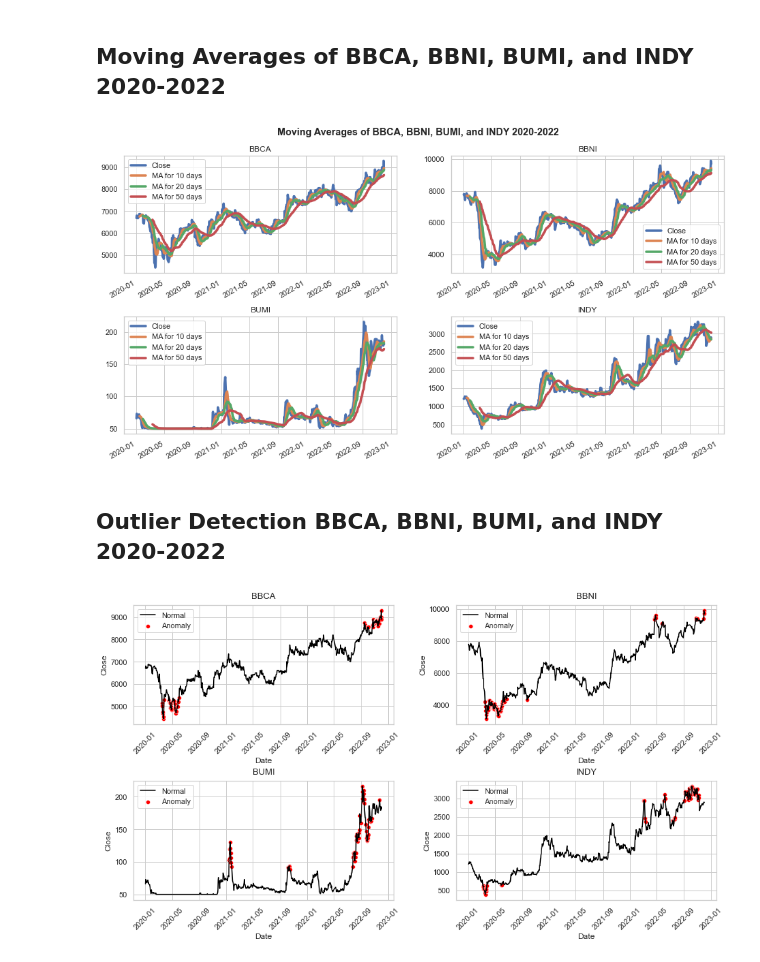
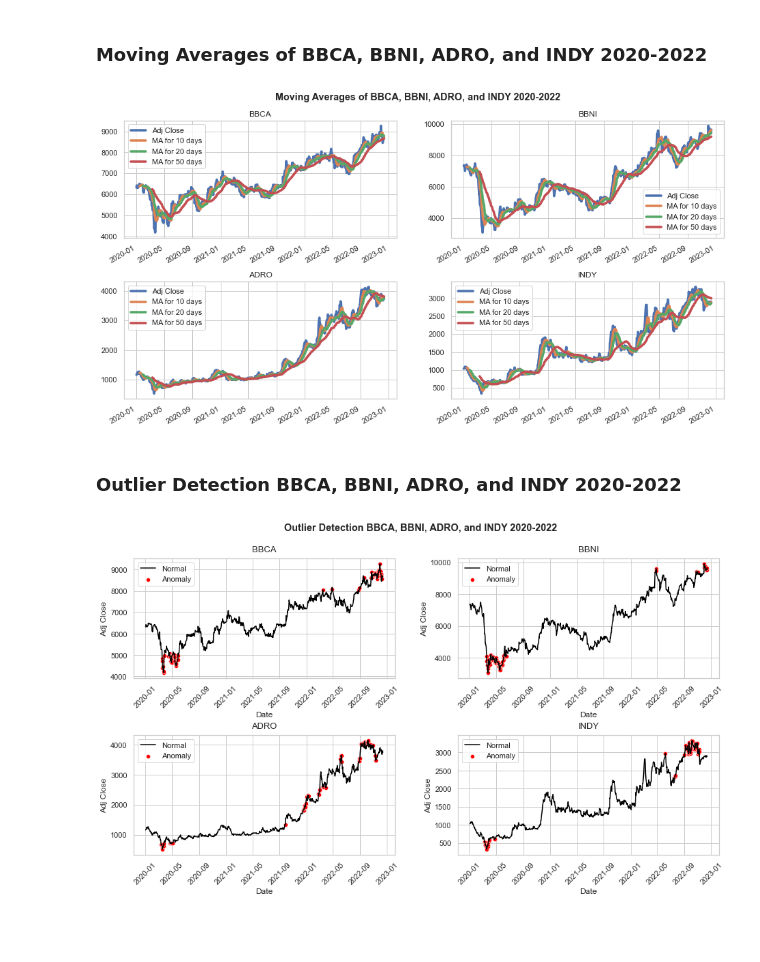
Before and after one commit to crypter70/Stocks-Prediction, a Jupyter notebook: Stocks Data Exploration.ipynb, the cells around one changed output. Cells and saved outputs as stored; diff of their text form; code cells hidden in the pictures; blank space fills up the shorter version.

```diff
--- a/Stocks Data Exploration.ipynb
+++ b/Stocks Data Exploration.ipynb
@@ -213,16 +343,16 @@ Markdown("""
 # %%
-stock_pivot =['bbca_pivot', 'bbni_pivot', 'bumi_pivot', 'indy_pivot']
+stock_pivot =['bbca_pivot', 'bbni_pivot', 'adro_pivot', 'indy_pivot']
 
 for x, y in zip(stock_pivot, stock_resample):
     globals()[y]["Bulan"] = globals()[y].index.month
     globals()[y]["Tahun"] = globals()[y].index.year
-    globals()[x] = globals()[y].pivot("Bulan", "Tahun", "Close")
+    globals()[x] = globals()[y].pivot("Bulan", "Tahun", "Adj Close")
 
 fig, axes = plt.subplots(2, 2, figsize=(12, 10))
 fig.tight_layout()
 fig.tight_layout(pad=4)
 
-fig.suptitle(f'{chart6}', fontweight='bold')
+fig.suptitle(f'{chart}', fontweight='bold')
 
 for x, y, z, ax in zip(stock_pivot, g_stock, stock_code, axes.flatten()):
     y = sns.heatmap(data=globals()[x], annot=True, fmt=".0f", cmap = 'Blues_r', ax=ax)
@@ -236,11 +366,11 @@ plt.show()
 # %%
-stocks_code = ['BBCA.JK', 'BBNI.JK', 'BUMI.JK', 'INDY.JK']
+stocks_code = ['BBCA.JK', 'BBNI.JK', 'ADRO.JK', 'INDY.JK']
 
 # now = dt.now().strftime('%Y-%m-%d')
 
-closing_df = DataReader(stocks_code, 'yahoo', '2020-01-01', '2022-11-30')['Close']
+closing_df = DataReader(stocks_code, 'yahoo', '2020-01-01', '2022-11-30')['Adj Close']
 
-closing_df.rename(columns = {'BBCA.JK':'BBCA', 'BBNI.JK':'BBNI', 'BUMI.JK':'BUMI', 'INDY.JK':'INDY'}, inplace = True)
+closing_df.rename(columns = {'BBCA.JK':'BBCA', 'BBNI.JK':'BBNI', 'ADRO.JK':'ADRO', 'INDY.JK':'INDY'}, inplace = True)
 closing_df.head()
 
 stock_rets = closing_df.pct_change()
@@ -295,9 +405,0 @@ Markdown("""
-# %%
-plt.figure(figsize=(8, 6))
-
-plt.suptitle(f'{chart8}', fontweight='bold')
-
-g = sns.heatmap(closing_df.corr(), annot=True, cmap = 'Blues_r')
-g.set(ylabel='Stocks Code', xlabel='Stocks Code')
-
-plt.show()
@@ -306,66 +406,67 @@ plt.show()
 # %%
-chart9 = f'Moving Averages of {stock_code[0]}, {stock_code[1]}, {stock_code[2]}, and {stock_code[3]} 2020-2022'
+chart = f'Moving Averages of {stock_code[0]}, {stock_code[1]}, {stock_code[2]}, and {stock_code[3]} 2020-2022'
 
 Markdown("""
-## {title}
-""".format(title=chart9))
+### {title}
+""".format(title=chart))
 # %% [output]
 
-## Moving Averages of BBCA, BBNI, BUMI, and INDY 2020-2022
+### Moving Averages of BBCA, BBNI, ADRO, and INDY 2020-2022
 # %%
 fig, axes = plt.subplots(2, 2, figsize=(14, 8))
 fig.tight_layout()
 fig.tight_layout(pad=4)
 
-fig.suptitle(f'{chart9}', fontweight='bold')
+fig.suptitle(f'{chart}', fontweight='bold')
 
 ma_day = [10, 20, 50]
 
 for ma in ma_day:
     for company in com_list:
         column_name = f"MA for {ma} days"
-        company[column_name] = company['Close'].rolling(ma).mean()
+        company[column_name] = company['Adj Close'].rolling(ma).mean()
 
 for x, y, ax in zip(stock_ma, stock_code, axes.ravel()):
-    globals()[x][['Close', 'MA for 10 days', 'MA for 20 days', 'MA for 50 days']].plot(ax=ax, linewidth=3.5)
+    globals()[x][['Adj Close', 'MA for 10 days', 'MA for 20 days', 'MA for 50 days']].plot(ax=ax, linewidth=3.5)
     ax.set_title(y)
     ax.set_xlabel(None)
 
 plt.show()
 # %% [output]
-[figure, old version]
+[figure, new version]
 # %%
-chart10 = f'Outlier Detection {stock_code[0]}, {stock_code[1]}, {stock_code[2]}, and {stock_code[3]} 2020-2022'
+chart = f'Outlier Detection {stock_code[0]}, {stock_code[1]}, {stock_code[2]}, and {stock_code[3]} 2020-2022'
 
 Markdown("""
-## {title}
-""".format(title=chart10))
+### {title}
+""".format(title=chart))
 # %% [output]
 
-## Outlier Detection BBCA, BBNI, BUMI, and INDY 2020-2022
+### Outlier Detection BBCA, BBNI, ADRO, and INDY 2020-2022
 # %%
 fig, axes = plt.subplots(2, 2, figsize=(14, 8))
 fig.tight_layout()
 fig.tight_layout(pad=5)
 
-# fig.suptitle(f'{chart10}', fontweight='bold')
+fig.suptitle(f'{chart}', fontweight='bold')
 
 for x in stock_ma:
     outliers_fraction = float(.09)
     scaler = StandardScaler()
-    np_scaled = scaler.fit_transform(globals()[x].Close.values.reshape(-1, 1))
+    globals()[x]['Adj_Close'] = globals()[x]['Adj Close']
+    np_scaled = scaler.fit_transform(globals()[x].Adj_Close.values.reshape(-1, 1))
     data = pd.DataFrame(np_scaled)
     model =  IsolationForest(contamination=outliers_fraction)
     model.fit(data)
     globals()[x]['anomaly'] = model.predict(data)
 
 for x, y, ax in zip(stock_ma, stock_code, axes.flatten()):
-    a = globals()[x].loc[globals()[x]['anomaly'] == -1, ['Close']]
-    g = sns.lineplot(data=globals()[x], x="Date", y='Close', color='black', label = 'Normal', ax=ax)
+    a = globals()[x].loc[globals()[x]['anomaly'] == -1, ['Adj Close']]
+    g = sns.lineplot(data=globals()[x], x="Date", y='Adj Close', color='black', label = 'Normal', ax=ax)
     g.tick_params(axis='x', rotation=45)
     g.set_title(y, fontweight="normal", size=13, y=1.02)
-    g2= sns.scatterplot(data=a,x=a.index,y=a['Close'], color='red', label = 'Anomaly', ax=ax)
+    g2= sns.scatterplot(data=a,x=a.index,y=a['Adj Close'], color='red', label = 'Anomaly', ax=ax)
 
 plt.show()
 # %% [output]
-[figure, old version]
+[figure, new version]
```
Also changed, not shown: parts of 79 cells of this notebook, 10 other files.
